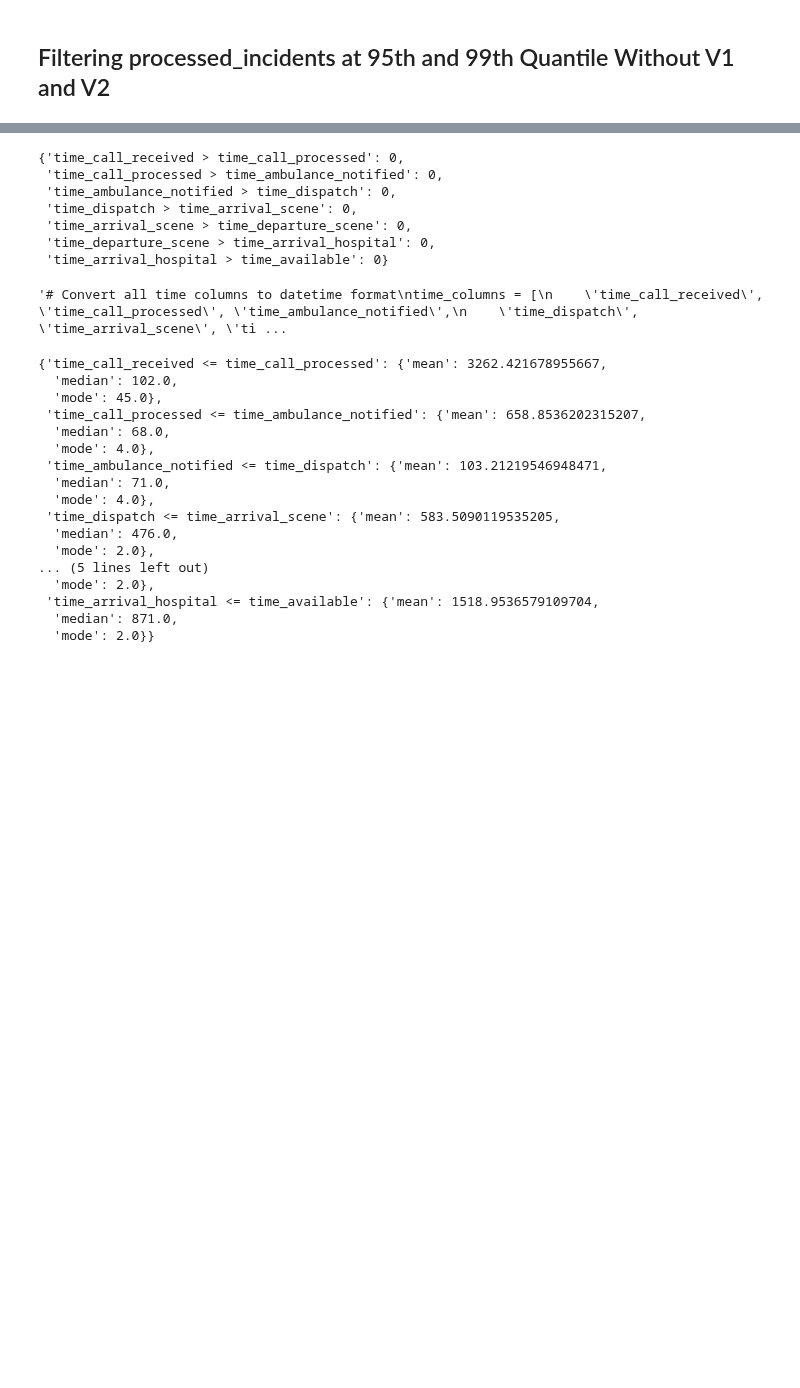
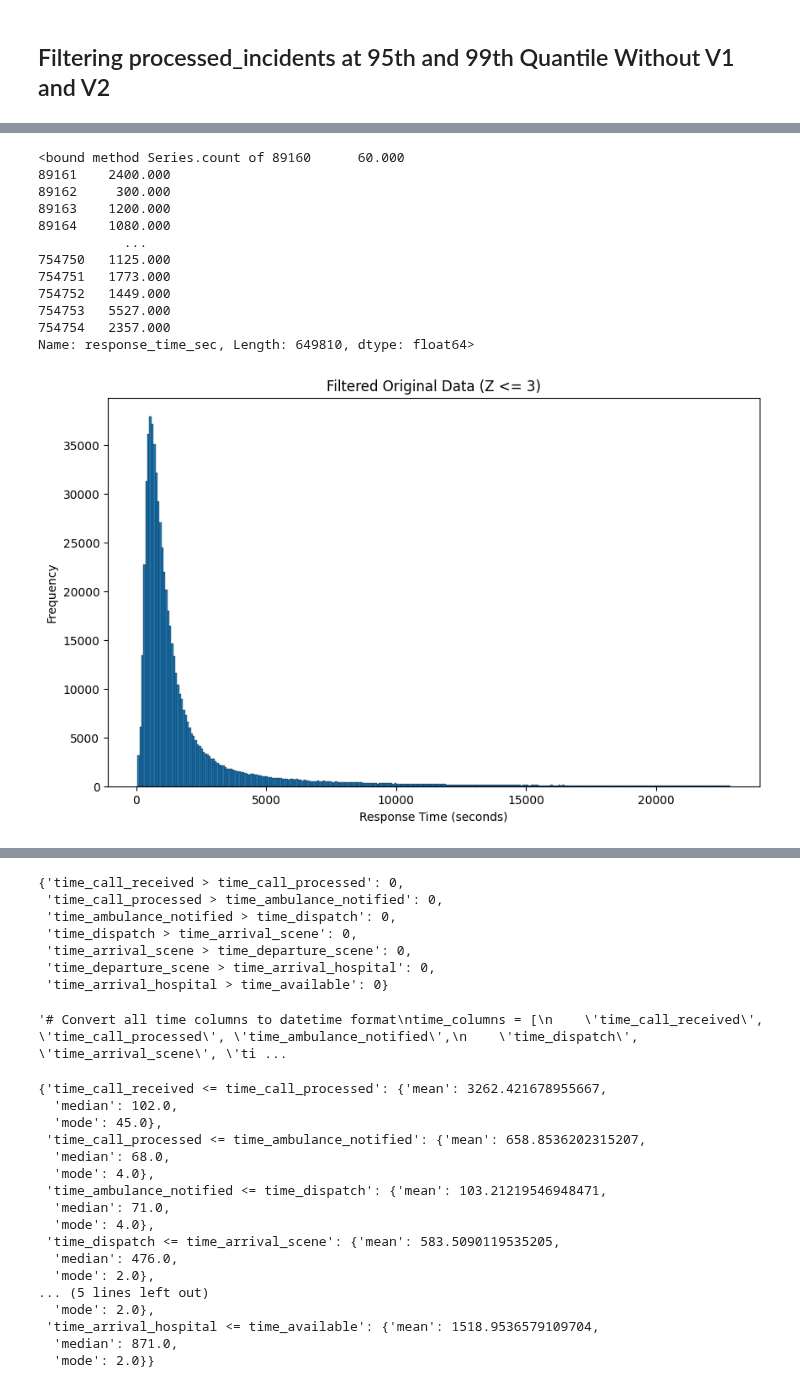
Before and after one commit to Emergency-Optimizers/Data-Processing, a Jupyter notebook: source/analysis/sandbox_torjus.ipynb, the cells around one changed output, grey strips where cells are left out. Drawn from its saved outputs; the diff is of its cells as text; code cells hidden in the pictures; blank space fills up the shorter version.

```diff
--- a/source/analysis/sandbox_torjus.ipynb
+++ b/source/analysis/sandbox_torjus.ipynb
@@ -227,0 +324,25 @@ ModuleNotFoundError: No module named 'scipy'
+# %%
+plt.figure(figsize=(10, 6))
+
+# Filtered original scale data
+
+plt.hist(df_processed_filtered, bins=300, edgecolor='black', linewidth=0.2)
+plt.xlabel('Response Time (seconds)')
+plt.ylabel('Frequency')
+plt.title('Filtered Original Data (Z <= 3)')
+
+df_processed_filtered.count
+# %% [output]
+<bound method Series.count of 89160      60.000
+89161    2400.000
+89162     300.000
+89163    1200.000
+89164    1080.000
+           ...
+754750   1125.000
+754751   1773.000
+754752   1449.000
+754753   5527.000
+754754   2357.000
+Name: response_time_sec, Length: 649810, dtype: float64>
+[figure, added]
```
Also changed, not shown: parts of 9 cells of this notebook.
